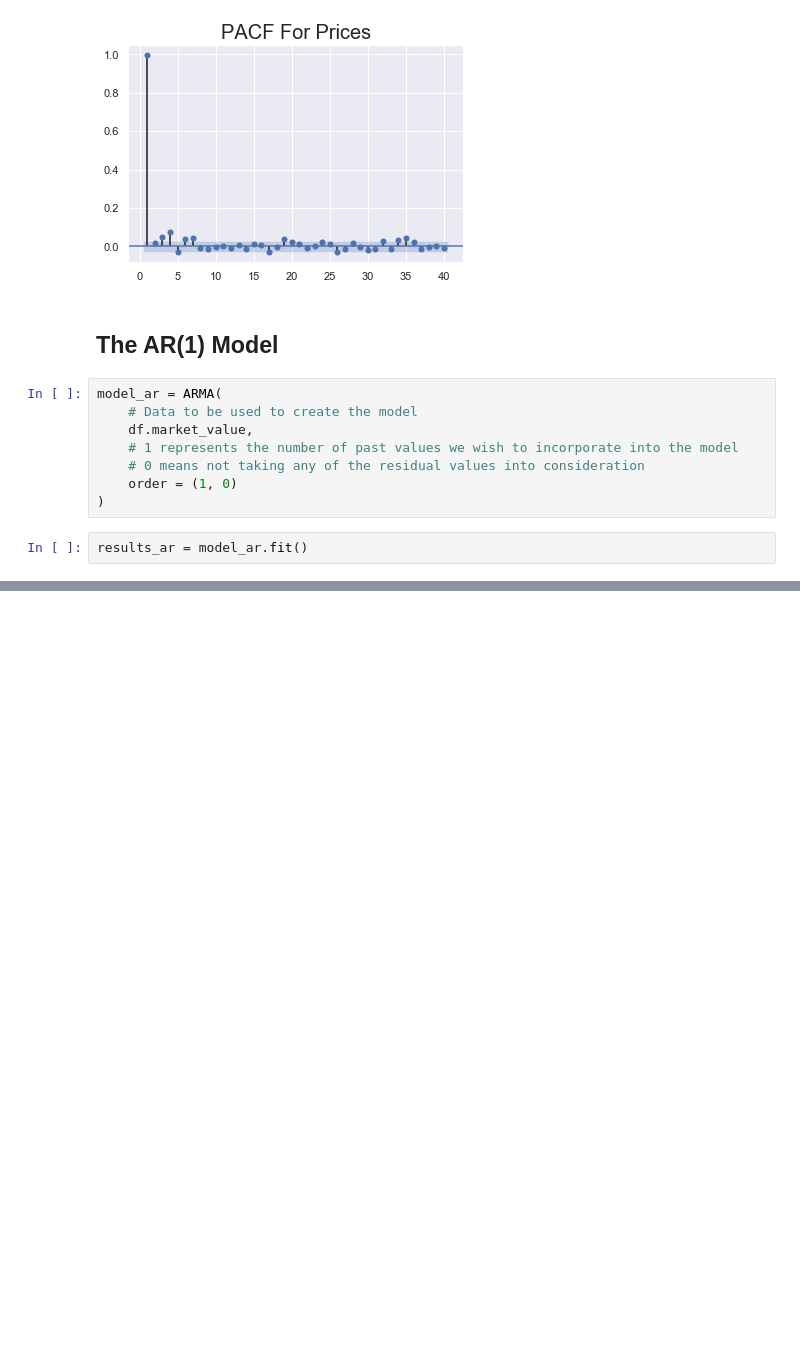
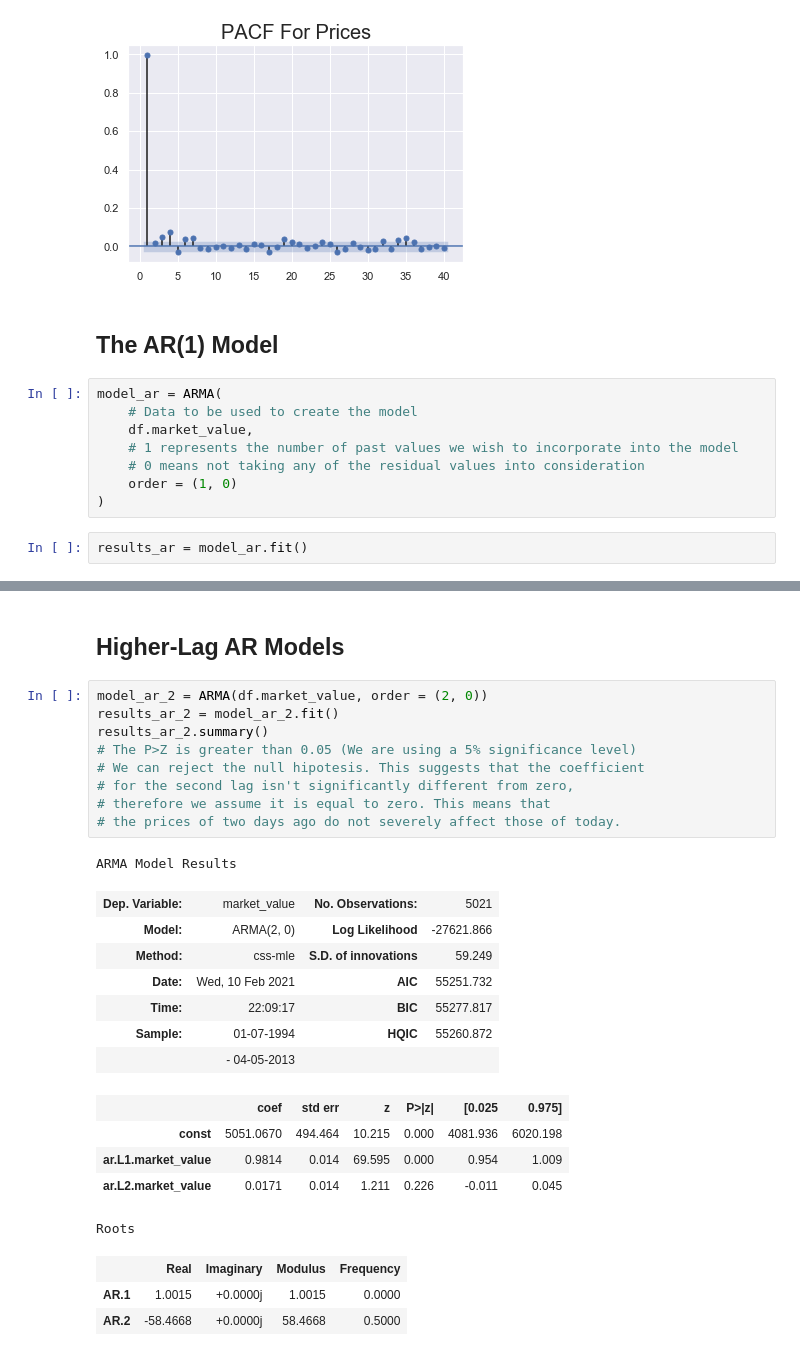
Before and after one commit to pauloteixeirajr/time-series-python, a Jupyter notebook: Modeling Autoregression The AR Model.ipynb, the cells around one changed output, grey strips where cells are left out. Drawn from its saved outputs; the diff is of its cells as text; blank space fills up the shorter version.

```diff
--- a/Modeling Autoregression The AR Model.ipynb
+++ b/Modeling Autoregression The AR Model.ipynb
@@ -81,3 +81,31 @@ ARMA Model Results
 Roots
 |  | Real | Imaginary | Modulus | Frequency |
 | AR.1 | 1.0015 | +0.0000j | 1.0015 | 0.0000 |
+# %% [markdown]
+## Higher-Lag AR Models
+# %%
+model_ar_2 = ARMA(df.market_value, order = (2, 0))
+results_ar_2 = model_ar_2.fit()
+results_ar_2.summary()
+# The P>Z is greater than 0.05 (We are using a 5% significance level)
+# We can reject the null hipotesis. This suggests that the coefficient
+# for the second lag isn't significantly different from zero,
+# therefore we assume it is equal to zero. This means that
+# the prices of two days ago do not severely affect those of today.
+# %% [output]
+ARMA Model Results
+| Dep. Variable: | market_value | No. Observations: | 5021 |
+| Model: | ARMA(2, 0) | Log Likelihood | -27621.866 |
+| Method: | css-mle | S.D. of innovations | 59.249 |
+| Date: | Wed, 10 Feb 2021 | AIC | 55251.732 |
+| Time: | 22:09:17 | BIC | 55277.817 |
+| Sample: | 01-07-1994 | HQIC | 55260.872 |
+|  | - 04-05-2013 |  |  |
+|  | coef | std err | z | P>|z| | [0.025 | 0.975] |
+| const | 5051.0670 | 494.464 | 10.215 | 0.000 | 4081.936 | 6020.198 |
+| ar.L1.market_value | 0.9814 | 0.014 | 69.595 | 0.000 | 0.954 | 1.009 |
+| ar.L2.market_value | 0.0171 | 0.014 | 1.211 | 0.226 | -0.011 | 0.045 |
+Roots
+|  | Real | Imaginary | Modulus | Frequency |
+| AR.1 | 1.0015 | +0.0000j | 1.0015 | 0.0000 |
+| AR.2 | -58.4668 | +0.0000j | 58.4668 | 0.5000 |
```
Also changed, not shown: parts of 8 cells of this notebook.
